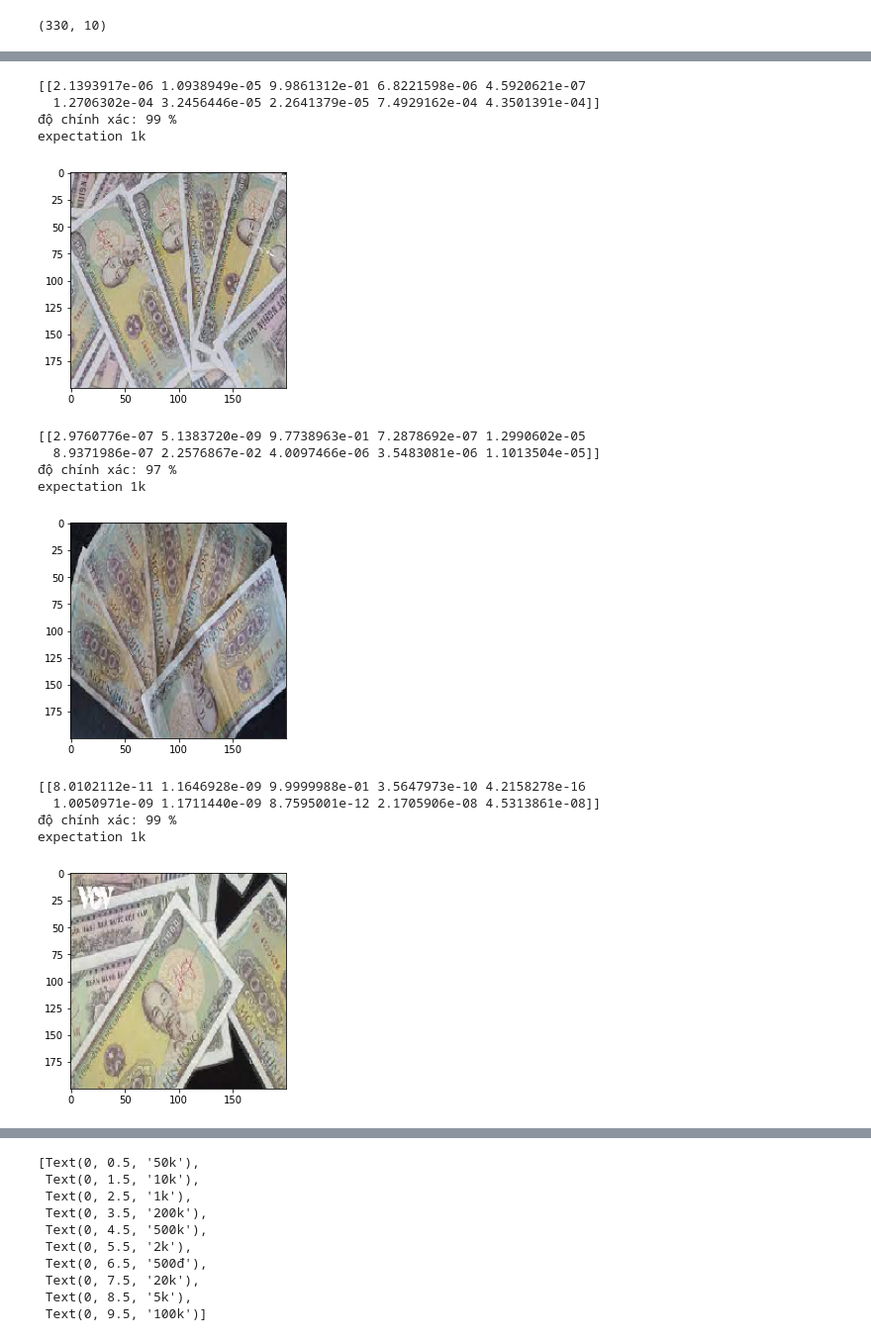
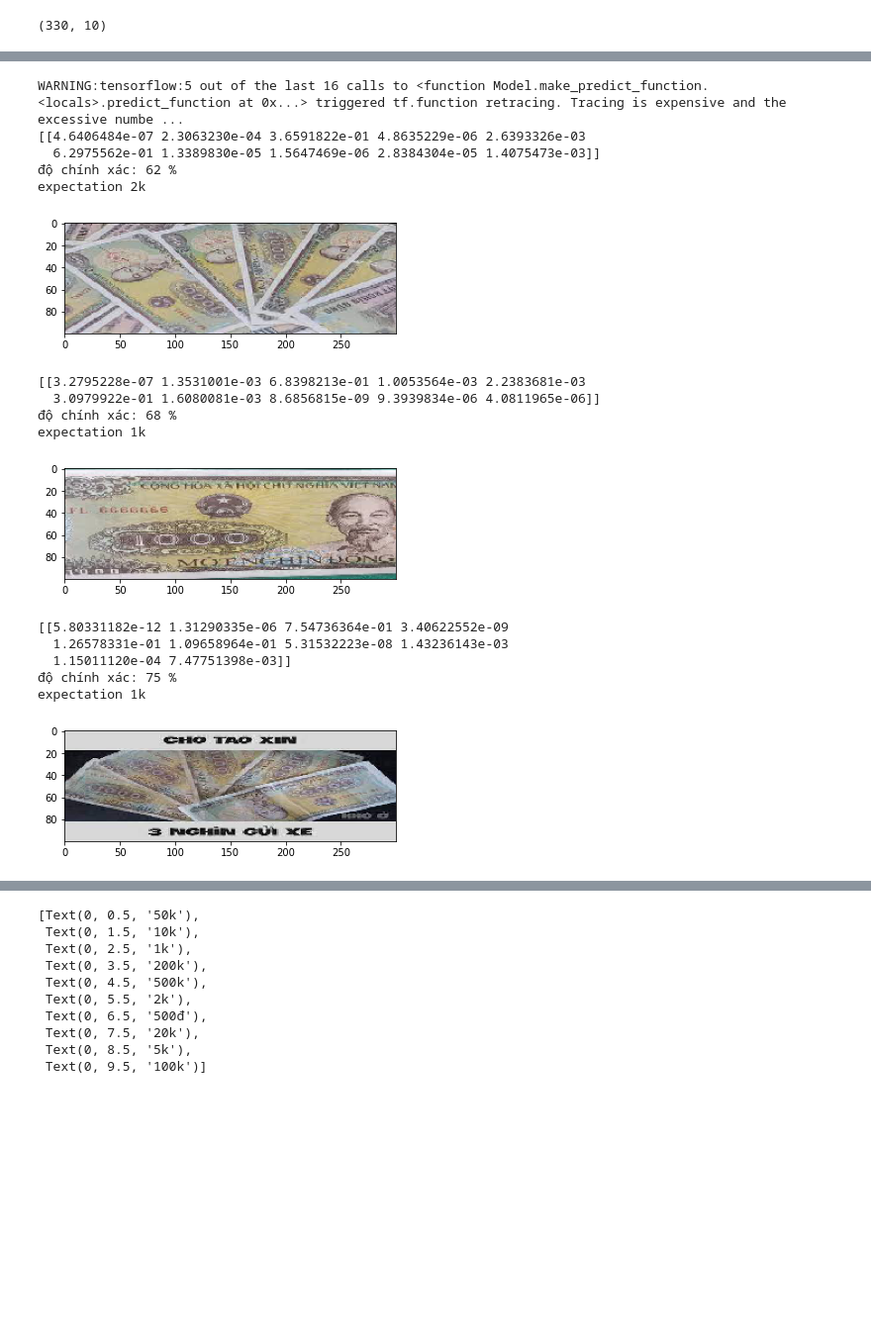
Before and after one commit to ngcthanh2903/AI-homework, a Jupyter notebook: money/money.ipynb, the cells around one changed output, grey strips where cells are left out. Shown at 99% size. Drawn from its saved outputs; the diff is of its cells as text; code cells hidden in the pictures; blank space fills up the shorter version.

```diff
--- a/money/money.ipynb
+++ b/money/money.ipynb
@@ -36,7 +37,7 @@ for label in labels:
             # chuyển tên các label thành dạng số
             classnum = labels.index(label)
             #đưa shape ảnh về kích thước 150x150
-            img = cv.resize(image,(200,200))
+            img = cv.resize(image,(300,100))
 
             #sữ lý độ sáng và độ tương phản
             img= cv.filter2D(img, -1, kernel)
@@ -303,44 +304,45 @@ labels= {0:'50k',
 # %%
 from keras.preprocessing.image import load_img
 from keras.preprocessing.image import img_to_array
 from keras.models import load_model
 import numpy as np
 import matplotlib.pyplot as plt
 import cv2
 
 # load and prepare the image
 def load_image(filename):
 	# load the image
-	img = load_img(filename, target_size=(200, 200))
+	img = load_img(filename, target_size=(100, 300))
 
 	return img
 model = load_model('money.h5')
 	# load model
 img = load_image('1k.jpg')
+
 plt.imshow(img)
 img = img_to_array(img)
-#img= cv.GaussianBlur(img,(35,35),0,0)
 
-img = img.reshape(1,200,200,3)
+img = img.reshape(1,100,300,3)
 img.shape
 result = model.predict(img)
 print(result)
 np.argmax(result)
 print('độ chính xác:', int(np.max(result)*100),'%')
 print('expectation',labels[np.argmax(result)])
 # %% [output]
-[[2.1393917e-06 1.0938949e-05 9.9861312e-01 6.8221598e-06 4.5920621e-07
-  1.2706302e-04 3.2456446e-05 2.2641379e-05 7.4929162e-04 4.3501391e-04]]
-độ chính xác: 99 %
-expectation 1k
+WARNING:tensorflow:5 out of the last 16 calls to <function Model.make_predict_function.<locals>.predict_function at 0x...> triggered tf.function retracing. Tracing is expensive and the excessive numbe ...
+[[4.6406484e-07 2.3063230e-04 3.6591822e-01 4.8635229e-06 2.6393326e-03
+  6.2975562e-01 1.3389830e-05 1.5647469e-06 2.8384304e-05 1.4075473e-03]]
+độ chính xác: 62 %
+expectation 2k
-[figure, old version]
+[figure, new version]
 # %%
-img = load_image('1k(1).jpg')
+img = load_image('1k(5).jpg')
 plt.imshow(img)
 img = img_to_array(img)
 #img= cv.GaussianBlur(img,(35,35),0,0)
 
-img = img.reshape(1,200,200,3)
+img = img.reshape(1,100,300,3)
 img.shape
 result = model.predict(img)
 print(result)
@@ -348,16 +350,16 @@ np.argmax(result)
 print('độ chính xác:', int(np.max(result)*100),'%')
 print('expectation',labels[np.argmax(result)])
 # %% [output]
-[[2.9760776e-07 5.1383720e-09 9.7738963e-01 7.2878692e-07 1.2990602e-05
-  8.9371986e-07 2.2576867e-02 4.0097466e-06 3.5483081e-06 1.1013504e-05]]
-độ chính xác: 97 %
+[[3.2795228e-07 1.3531001e-03 6.8398213e-01 1.0053564e-03 2.2383681e-03
+  3.0979922e-01 1.6080081e-03 8.6856815e-09 9.3939834e-06 4.0811965e-06]]
+độ chính xác: 68 %
 expectation 1k
-[figure, old version]
+[figure, new version]
 # %%
-img = load_image('1k(3).jpg')
+img = load_image('1k(4).jpg')
 plt.imshow(img)
 img = img_to_array(img)
-img = img.reshape(1,200,200,3)
+img = img.reshape(1,100,300,3)
 #img = tf.image.adjust_brightness(img,0.2)
 #img = tf.image.adjust_contrast(img,1)
 img.shape
@@ -367,9 +369,10 @@ np.argmax(result)
 print('độ chính xác:', int(np.max(result)*100),'%')
 print('expectation',labels[np.argmax(result)])
 # %% [output]
-[[8.0102112e-11 1.1646928e-09 9.9999988e-01 3.5647973e-10 4.2158278e-16
-  1.0050971e-09 1.1711440e-09 8.7595001e-12 2.1705906e-08 4.5313861e-08]]
-độ chính xác: 99 %
+[[5.80331182e-12 1.31290335e-06 7.54736364e-01 3.40622552e-09
+  1.26578331e-01 1.09658964e-01 5.31532223e-08 1.43236143e-03
+  1.15011120e-04 7.47751398e-03]]
+độ chính xác: 75 %
 expectation 1k
-[figure, old version]
+[figure, new version]
 # %%
```
Also changed, not shown: parts of 34 cells of this notebook.
